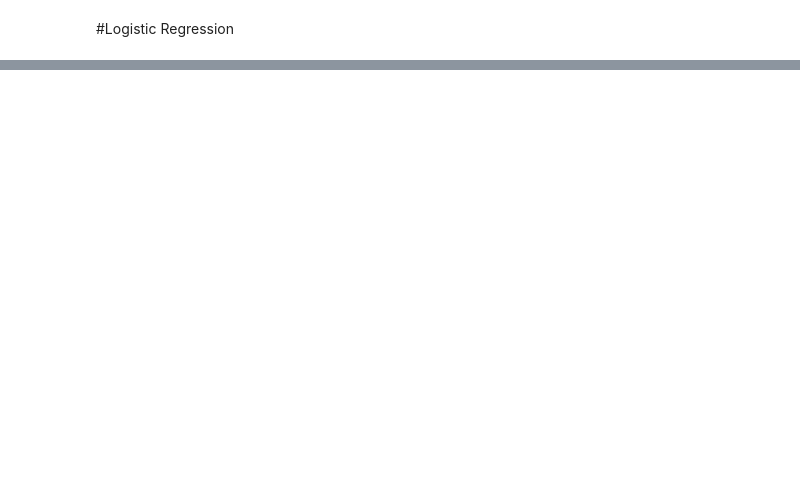
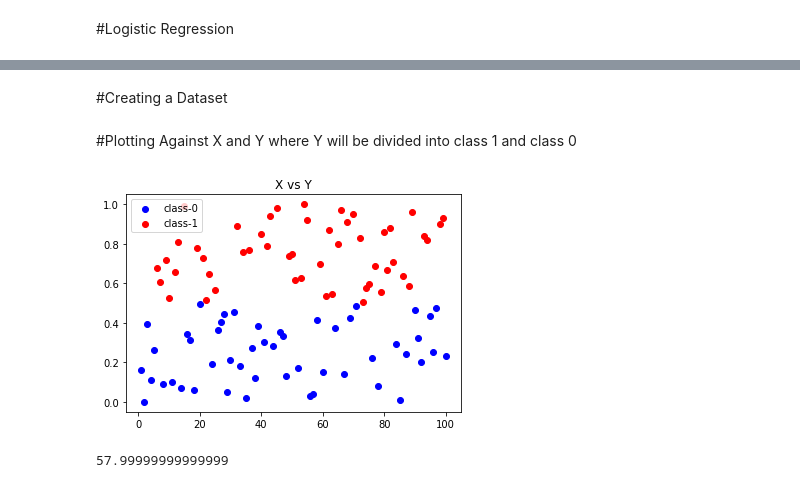
Before and after one commit to joseph444/ml-algos, a Jupyter notebook: LogisticRegression.ipynb, the cells around one changed output, grey strips where cells are left out. Drawn from its saved outputs; the diff is of its cells as text; code cells hidden in the pictures; blank space fills up the shorter version.

```diff
--- a/LogisticRegression.ipynb
+++ b/LogisticRegression.ipynb
@@ -78,0 +26,32 @@ class LogisticRegression:
+# %% [markdown]
+#Creating a Dataset
+# %%
+x=np.linspace(1,100,100)
+x=x.reshape((100,1))
+y=np.linspace(0,1,100)
+np.random.shuffle(y)
+np.random.shuffle(y)
+np.random.shuffle(y)
+y=y.reshape((100,1))
+# %% [markdown]
+#Plotting Against X and Y where Y will be divided into class 1 and class 0
+# %%
+class_1y=[]
+class_0y=[]
+class_1x=[]
+class_0x=[]
+for i in range(100):
+    if y[i]<=0.5:
+        class_0y.append(y[i])
+        class_0x.append(x[i])
+    else:
+        class_1y.append(y[i])
+        class_1x.append(x[i])
+
+plt.title("X vs Y")
+plt.scatter(class_0x,class_0y,label="class-0",color="blue")
+plt.scatter(class_1x,class_1y,label="class-1",color="red")
+plt.legend()
+plt.show()
+# %% [output]
+[figure, added]
@@ -81,0 +150,4 @@ classifier.fit(x,y)
+# %%
+classifier.accuracy(X,y.flatten())
+# %% [output]
+57.99999999999999
```
Also changed, not shown: parts of 20 cells of this notebook.
